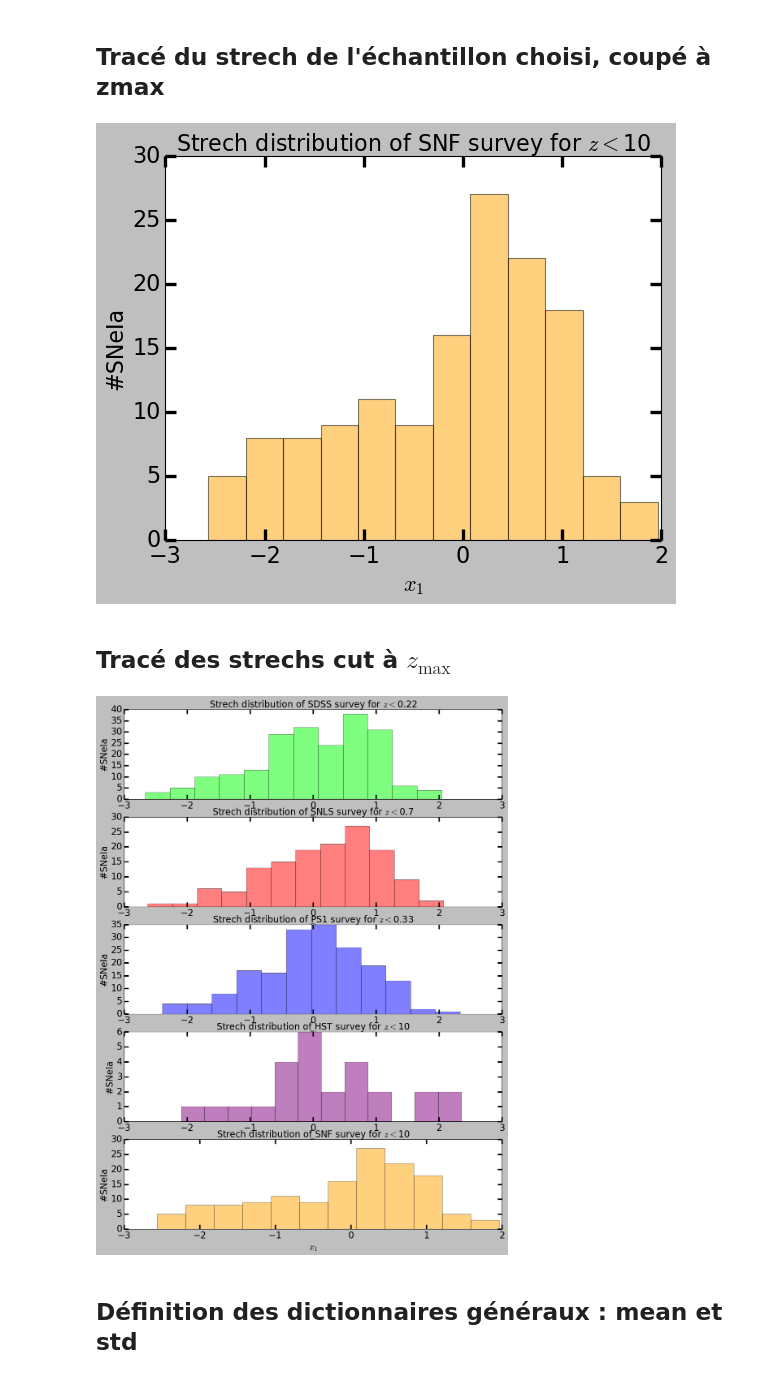
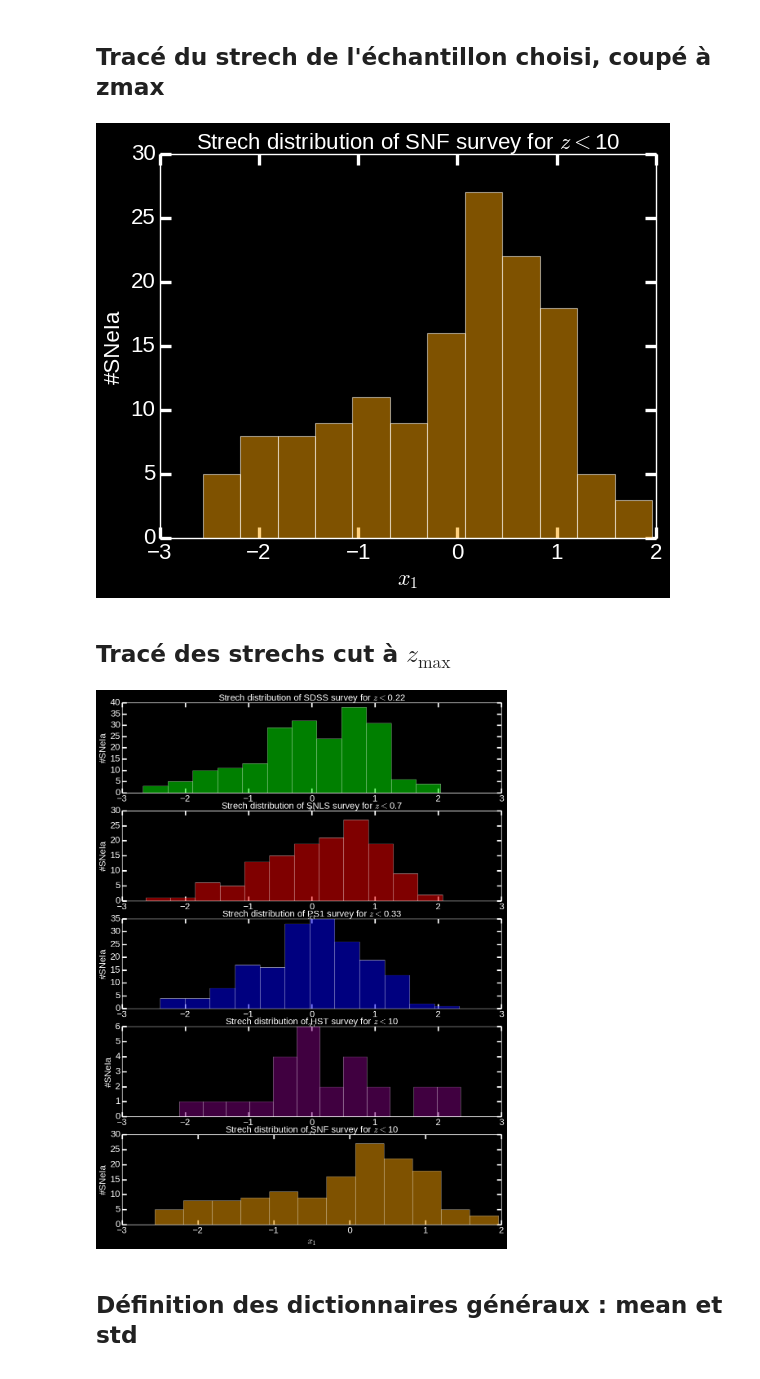
Before and after one commit to Nora-n/variaIa, a Jupyter notebook: notebooks/ModeFits.ipynb, the cells around one changed output. Cells and saved outputs as stored; diff of their text form; code cells hidden in the pictures.

```diff
--- a/notebooks/ModeFits.ipynb
+++ b/notebooks/ModeFits.ipynb
@@ -238,6 +240,9 @@ km.fit(nuage)
 
 cmap = plt.cm.get_cmap("bwr", km.cluster_centers_.shape[0])
 km_colors = [cmap(i) for i in km.fit_predict(nuage)]
+
+plt.style.use('dark_background')
+#plt.style.use('seaborn-white')
 
 fig, ax = plt.subplots(1, 1)
 
@@ -270,5 +275,5 @@ red_loc = np.array([bool(i) for i in km.fit_predict(nuage)])
 blue_loc = np.array([not i for i in red_loc])
 
 better_lssfr_y = lssfr['SNF'][blue_loc][lssfr['SNF'][blue_loc]>lssfr_med]
-better_x1_y    = x1['SNF'][blue_loc][lssfr['SNF'][blue_loc]>lssfr_med]
+better_x1_y    = x1_zcuts['SNF'][blue_loc][lssfr['SNF'][blue_loc]>lssfr_med]
 # %% [output]
@@ -319,11 +341,14 @@ print()
 # %% [markdown]
 ## Tracé des modèles
 # %%
+plt.style.use(['classic','dark_background'])
+#plt.style.use(['classic','seaborn-white'])
+
 dgmap = plt.cm.get_cmap('viridis')
 dg_colors = [dgmap(i) for i in (1-py['SNF'])]
 
 plt.scatter(lssfr['SNF'], x1_zcuts['SNF'], marker = 'o', s = 20,
-            color = dg_colors, label='young PG')
+            color = dg_colors, label='SNe data')
 
 
 plt.errorbar(lssfr['SNF'], x1_zcuts['SNF'],
@@ -337,9 +362,9 @@ plt.plot([lssfr_med,lssfr_med], [-3,3], color = 'b', alpha = .5, linewidth=2.0)
 
 x_linspace = np.linspace(-5,5,5000)
 
-plt.plot(3*likelihood_y(x_linspace, 0, m_tot.values['mu_1'], m_tot.values['sigma_1'])+lssfr_med,
+plt.plot(likelihood_y(x_linspace, 0, m_tot.values['mu_1'], m_tot.values['sigma_1'])+lssfr_med,
          x_linspace, color = 'r', label='gaussian young')
-plt.plot(-3*likelihood_o(x_linspace, 0, m_tot.values['a'],
+plt.plot(-likelihood_o(x_linspace, 0, m_tot.values['a'],
                        m_tot.values['mu_1'], m_tot.values['sigma_1'],
                        m_tot.values['mu_2'], m_tot.values['sigma_2'])+lssfr_med,
          x_linspace, color = 'g', label='gaussian old')
@@ -392,6 +521,9 @@ evol.plt_scatter()
 # %% [markdown]
 ## Tracé des redshifts de l'échantill choisi
 # %%
+#plt.style.use('dark_background')
+plt.style.use(['classic', 'seaborn-white'])
+
 plt.hist(np.sort(ns_dataz), bins = nb_z.value, color = colors[su.value], alpha = .5)
 
 ax = plt.gca()
@@ -412,6 +544,9 @@ plt.show()
 # %% [markdown]
 ## Tracé du strech de l'échantillon choisi, coupé à zmax
 # %%
+plt.style.use('dark_background')
+#plt.style.use('seaborn-white')
+
 cut = np.where(ns_dataz<zmax[su.value])
 
 plt.hist(np.sort(ns_datax[cut]), bins = nb_x.value, color = colors[su.value], alpha = .5)
@@ -431,32 +566,35 @@ plt.title('Strech distribution of ' + str(su.value) + ' survey for $z < $' +
 
 plt.show()
 # %% [output]
-[figure, old version]
+[figure, new version]
 # %% [markdown]
 ## Tracé des strechs cut à $z_{\text{max}}$
 # %%
+plt.style.use('dark_background')
+#plt.style.use('seaborn-white')
+
 plt.figure(figsize = [15,20])
 
 for i in range(len(surveys)):
     plt.subplot(5, 1, i+1)
     plt.hist(x1_zcuts[surveys[i]], bins = nb_x.value, color = colors[surveys[i]], alpha = .5)
 
     ax = plt.gca()
     ax.tick_params(axis = 'both',
                    direction = 'in',
                    length = 10, width = 3,
                    labelsize = 20,
                    which = 'both',
                    top = True, right = True)
     plt.xlabel('$x_1$', fontsize = 20)
     plt.ylabel('#SNeIa', fontsize = 20)
 
     plt.title('Strech distribution of ' + surveys[i] + ' survey for $z < $' +
               str(list(zmax.values())[i]), fontsize = 20)
 
 plt.show()
 # %% [output]
-[figure, old version]
+[figure, new version]
 # %% [markdown]
 ## Définition des dictionnaires généraux : mean et std
 # %%
```
Also changed, not shown: parts of 24 cells of this notebook, 1 other file.
